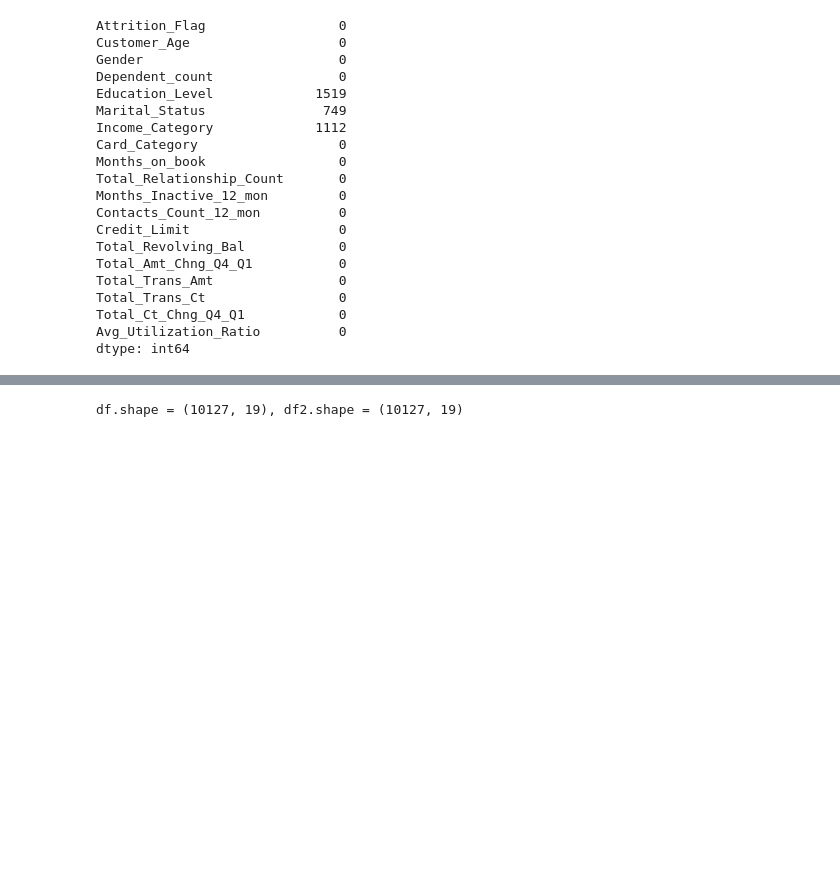
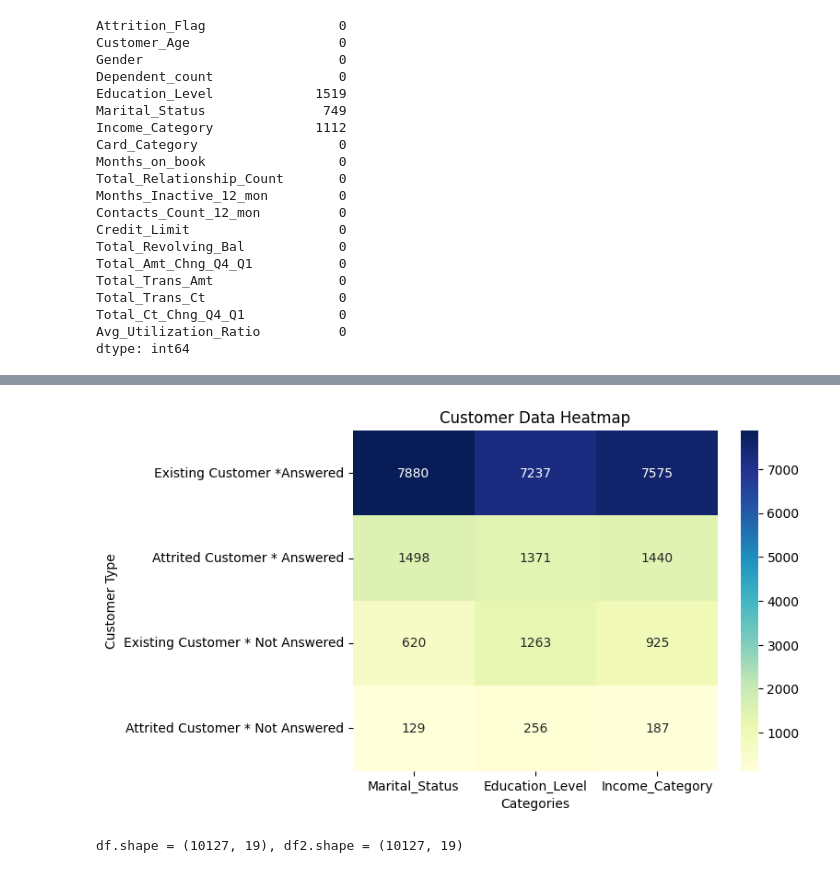
Before and after one commit to seyeon-shijuan/sesac-machine-learning, a Jupyter notebook: project1/pjt_01_preprocessing.ipynb, the cells around one changed output, grey strips where cells are left out. Saved outputs shown, nothing was run; the diff lists cells and outputs as text; code cells hidden in the pictures; blank space fills up the shorter version.

```diff
--- a/project1/pjt_01_preprocessing.ipynb
+++ b/project1/pjt_01_preprocessing.ipynb
@@ -225,3 +275,21 @@ Total_Trans_Ct                 0
 Total_Ct_Chng_Q4_Q1            0
 Avg_Utilization_Ratio          0
 dtype: int64
+# %%
+cat_cols = None
+
+for i in ['Marital_Status', 'Education_Level', 'Income_Category']:
+    # print(df[['Attrition_Flag', i]].value_counts(dropna=False))
+    curr = df[['Attrition_Flag', i]]
+    curr[i] = curr[i].apply(lambda x: 1 if not pd.isna(x) else 0)
+    # print(curr.value_counts())
+
+    if cat_cols is None:
+        cat_cols = curr.value_counts()
+    else:
+        cat_cols = pd.concat([cat_cols, curr.value_counts()], axis=1)
+
+
+cat_cols.columns = ['Marital_Status', 'Education_Level', 'Income_Category']
+cat_cols.index = ['Existing Customer - Answered', 'Attrited Customer - Answered', 'Existing Customer - Not Answered', 'Attrited Customer - Not Answered']
+cat_cols
@@ -228,3 +302,16 @@ dtype: int64
+# %%
+# 행과 열의 레이블 정의
+index_labels = ["Existing Customer *Answered", "Attrited Customer * Answered", "Existing Customer * Not Answered", "Attrited Customer * Not Answered"]
+column_labels = ["Marital_Status", "Education_Level", "Income_Category"]
+
+# 데이터와 레이블을 사용하여 히트맵 그리기
+sns.heatmap(cat_cols, annot=True, fmt='d', cmap="YlGnBu", xticklabels=column_labels, yticklabels=index_labels)
+plt.xlabel('Categories')
+plt.ylabel('Customer Type')
+plt.title('Customer Data Heatmap')
+plt.show()
+# %% [output]
+[figure, added]
 # %%
 # imputing instance
 imputer = KNNImputer(n_neighbors=7)
```
Also changed, not shown: parts of 9 cells of this notebook, 13 other files.
